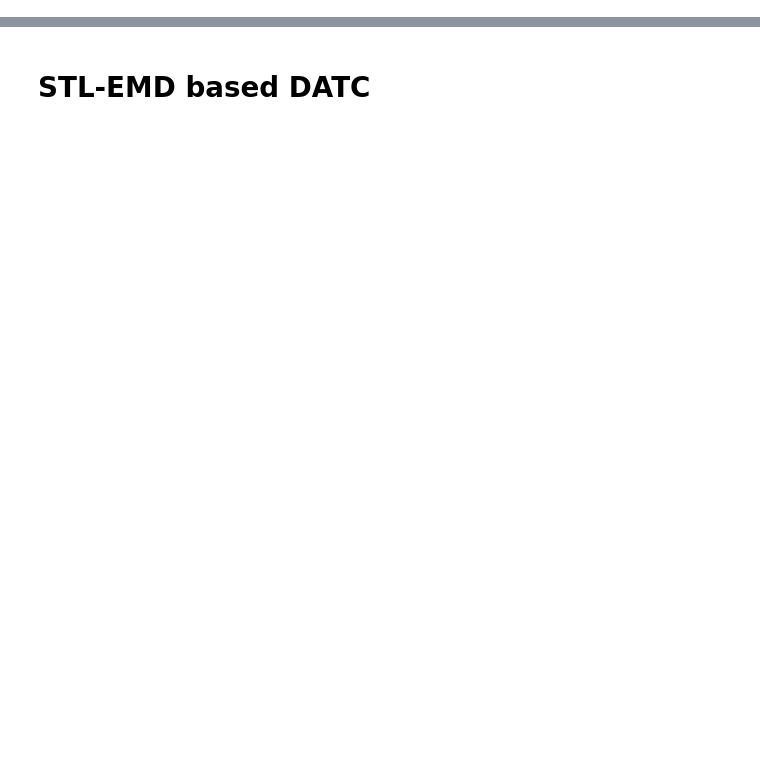
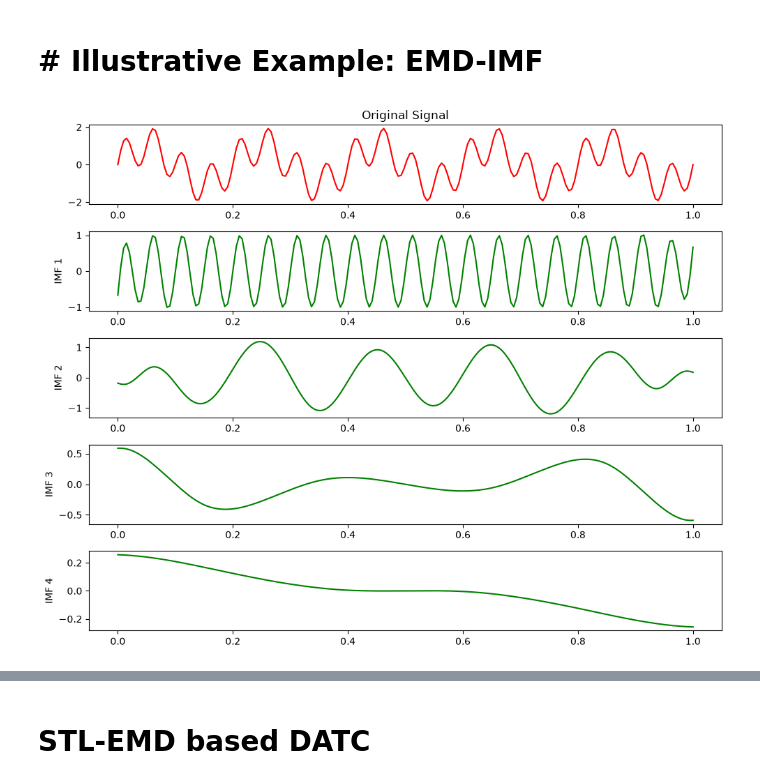
Before and after one commit to wayne0831/TSFM_Ops, a Jupyter notebook: src/temp/DATC_STL_EMD.ipynb, the cells around one changed output, grey strips where cells are left out. Saved outputs shown, nothing was run; the diff lists cells and outputs as text; code cells hidden in the pictures; blank space fills up the shorter version.

```diff
--- a/src/temp/DATC_STL_EMD.ipynb
+++ b/src/temp/DATC_STL_EMD.ipynb
@@ -495,0 +418,31 @@ print("="*60)
+# %% [markdown]
+# # Illustrative Example: EMD-IMF
+# %%
+import numpy as np
+import matplotlib.pyplot as plt
+from PyEMD import EMD
+
+# 1. 샘플 데이터 생성
+t = np.linspace(0, 1, 200)
+s = np.sin(2 * np.pi * 5 * t) + np.sin(2 * np.pi * 20 * t)  # 5Hz와 20Hz 신호 혼합
+
+# 2. EMD 객체 생성 및 분해
+emd = EMD()
+imfs = emd(s) # IMF들이 담긴 배열 반환
+
+# 3. 결과 시각화
+n_imfs = imfs.shape[0]
+plt.figure(figsize=(10, 8))
+plt.subplot(n_imfs + 1, 1, 1)
+plt.plot(t, s, 'r')
+plt.title("Original Signal")
+
+for i in range(n_imfs):
+    plt.subplot(n_imfs + 1, 1, i + 2)
+    plt.plot(t, imfs[i], 'g')
+    plt.ylabel(f"IMF {i+1}")
+
+plt.tight_layout()
+plt.show()
+# %% [output]
+[figure, added]
```
Also changed, not shown: parts of 14 cells of this notebook, 1 other file.
